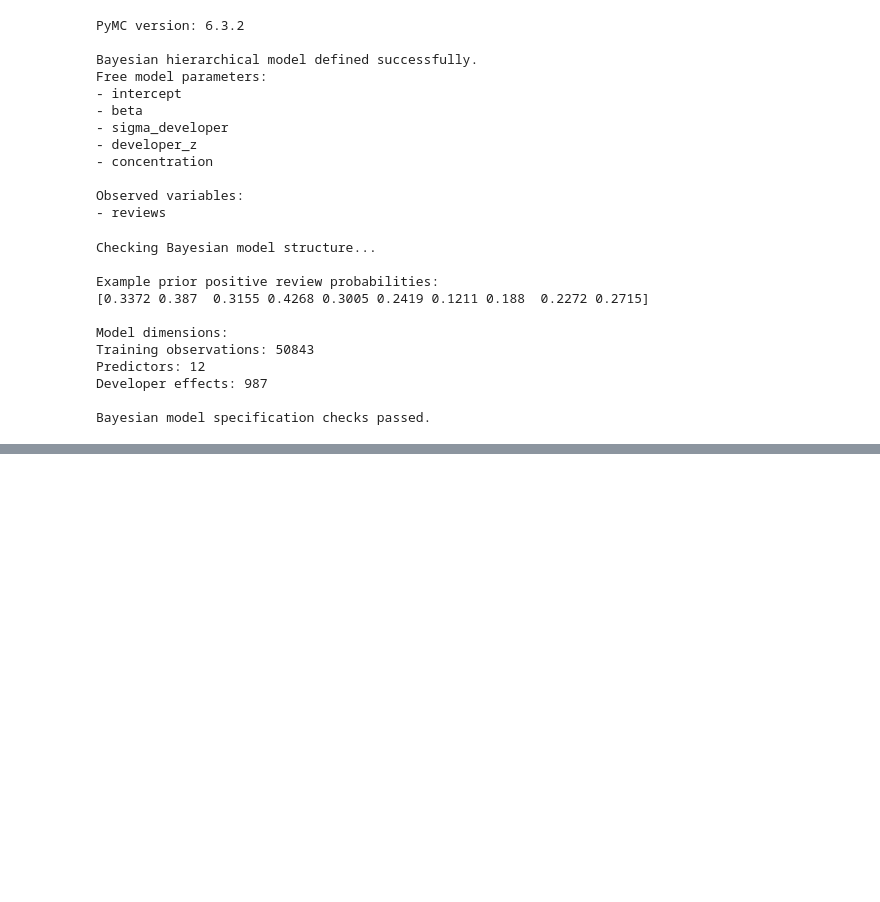
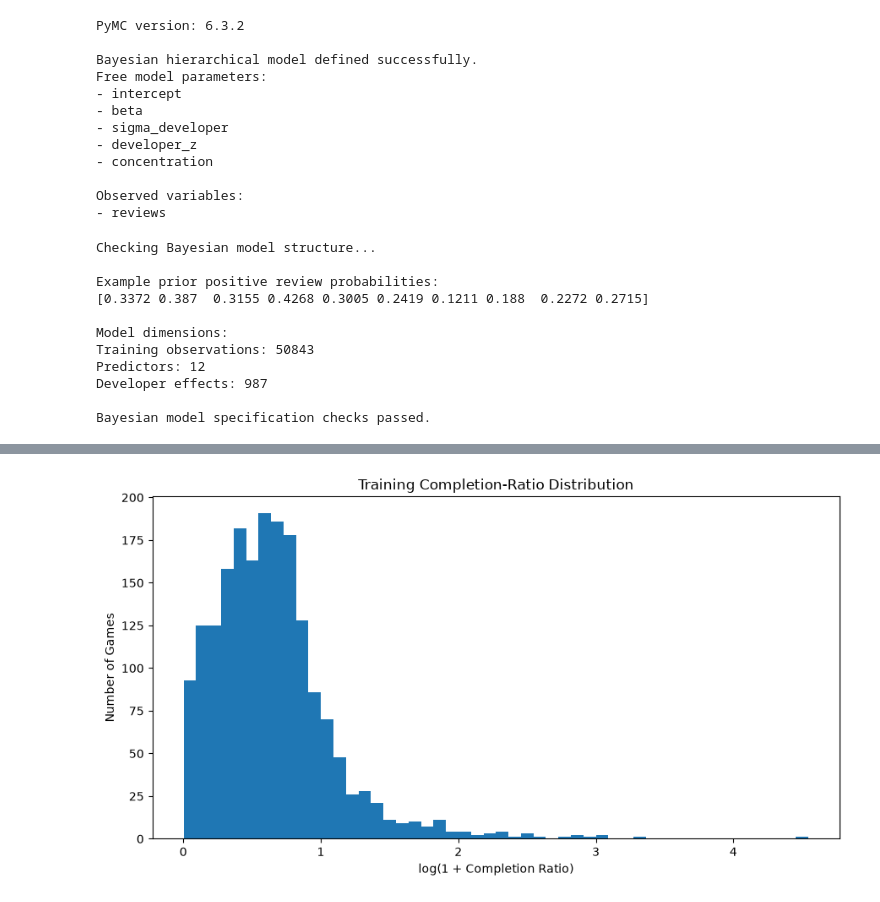
Before and after one commit to SinYang13/IS630, a Jupyter notebook: notebooks/03_aq2_modelling.ipynb, the cells around one changed output, grey strips where cells are left out. Drawn from its saved outputs; the diff is of its cells as text; code cells hidden in the pictures; blank space fills up the shorter version.

```diff
--- a/notebooks/03_aq2_modelling.ipynb
+++ b/notebooks/03_aq2_modelling.ipynb
@@ -1291,0 +2729,81 @@ Bayesian model specification checks passed.
+# %%
+
+# Step 8: Inspect completion-ratio modelling data
+
+# Select completion-eligible observations
+train_completion = df_train.loc[
+    df_train["flag_completion_model"]
+].copy()
+
+val_completion = df_val.loc[
+    df_val["flag_completion_model"]
+].copy()
+
+TARGET_COMPLETION = "target_completion_ratio"
+
+print("Completion modelling sample:")
+print("Training games:", len(train_completion))
+print("Validation games:", len(val_completion))
+
+# Check valid positive observations
+for dataset in [train_completion, val_completion]:
+    target = dataset[TARGET_COMPLETION]
+
+    assert target.notna().all()
+    assert np.isfinite(target).all()
+    assert target.gt(0).all()
+
+# Inspect training target distribution
+print("\nTraining completion-ratio summary:")
+
+display(
+    train_completion[TARGET_COMPLETION].describe(
+        percentiles=[
+            0.05, 0.25, 0.50, 0.75, 0.90, 0.95, 0.99
+        ]
+    ).round(4)
+)
+
+print(
+    "\nSkewness:",
+    round(train_completion[TARGET_COMPLETION].skew(), 4)
+)
+
+# Inspect unusually high ratios
+print("\nTop 10 highest completion ratios:")
+
+display(
+    train_completion[
+        [
+            "steam_name",
+            "steam_playtime_hours_usable",
+            "hltb_main_story",
+            "target_review_count",
+            TARGET_COMPLETION
+        ]
+    ]
+    .sort_values(TARGET_COMPLETION, ascending=False)
+    .head(10)
+)
+
+# Visualize the training distribution
+plt.figure(figsize=(9, 5))
+
+plt.hist(
+    np.log1p(train_completion[TARGET_COMPLETION]),
+    bins=50
+)
+
+plt.xlabel("log(1 + Completion Ratio)")
+plt.ylabel("Number of Games")
+plt.title("Training Completion-Ratio Distribution")
+
+plt.tight_layout()
+plt.show()
+
+# Validate the sample sizes
+assert len(train_completion) == 1886
+assert len(val_completion) == 471
+
+print("\nCompletion dataset checks passed.")
+# %% [output]
@@ -1291,0 +2842 @@ Bayesian model specification checks passed.
+[figure, added]
```
Also changed, not shown: parts of 25 cells of this notebook.
